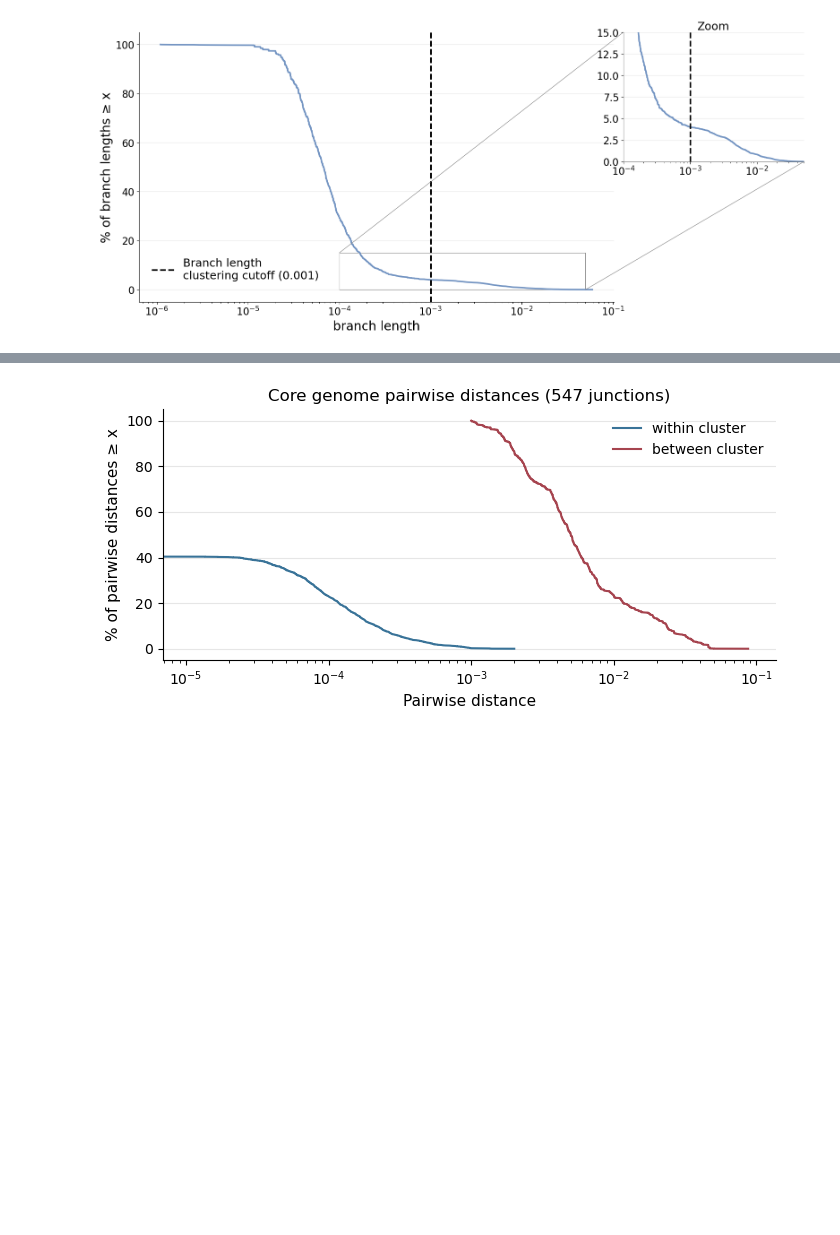
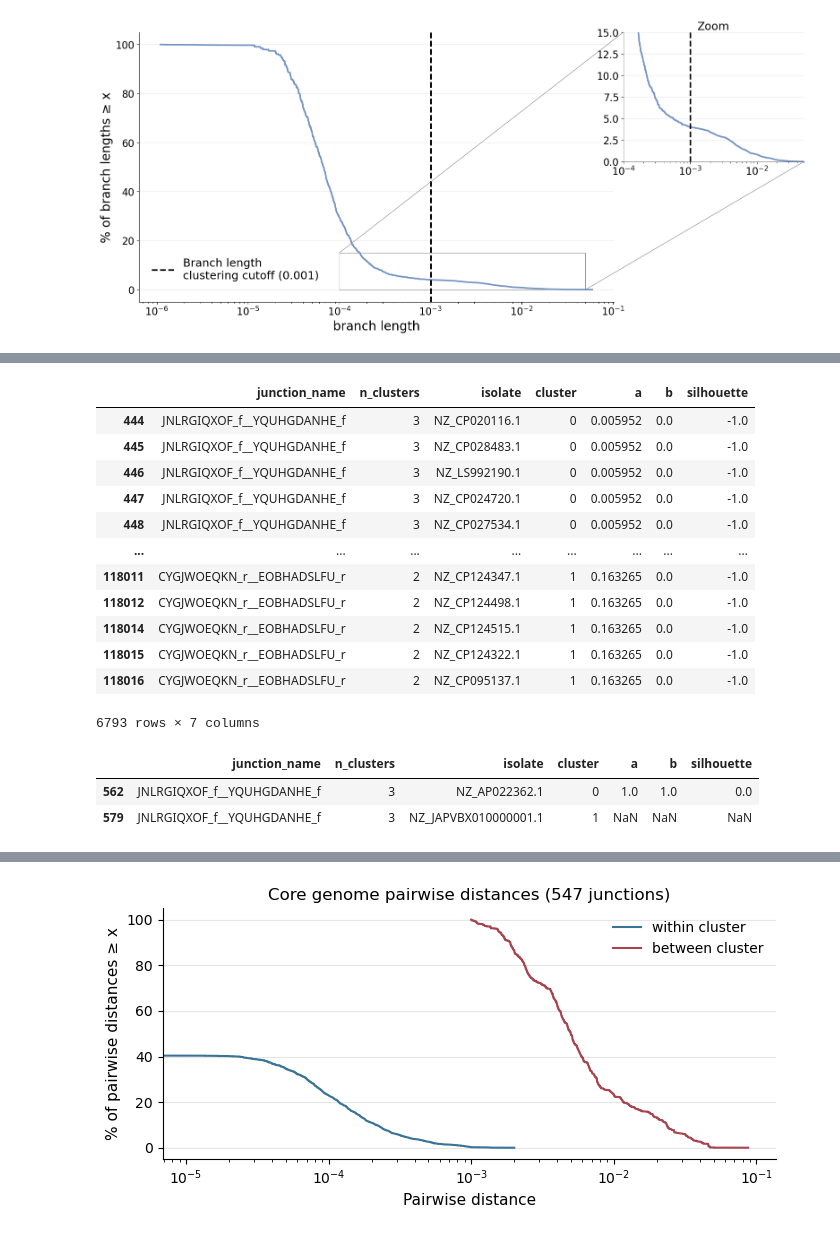
Before and after one commit to marie3003/junction_dataset, a Jupyter notebook: explore/compare_clustering_compatibility.ipynb, the cells around one changed output, grey strips where cells are left out. Saved outputs shown, nothing was run; the diff lists cells and outputs as text; code cells hidden in the pictures; blank space fills up the shorter version.

```diff
--- a/explore/compare_clustering_compatibility.ipynb
+++ b/explore/compare_clustering_compatibility.ipynb
@@ -328,0 +390,22 @@ for path in edge_paths:
+# %%
+wb_cluster_dist[wb_cluster_dist['silhouette'] == -1]
+# %% [output]
+|  | junction_name | n_clusters | isolate | cluster | a | b | silhouette |
+| 444 | JNLRGIQXOF_f__YQUHGDANHE_f | 3 | NZ_CP020116.1 | 0 | 0.005952 | 0.0 | -1.0 |
+| 445 | JNLRGIQXOF_f__YQUHGDANHE_f | 3 | NZ_CP028483.1 | 0 | 0.005952 | 0.0 | -1.0 |
+| 446 | JNLRGIQXOF_f__YQUHGDANHE_f | 3 | NZ_LS992190.1 | 0 | 0.005952 | 0.0 | -1.0 |
+| 447 | JNLRGIQXOF_f__YQUHGDANHE_f | 3 | NZ_CP024720.1 | 0 | 0.005952 | 0.0 | -1.0 |
+| 448 | JNLRGIQXOF_f__YQUHGDANHE_f | 3 | NZ_CP027534.1 | 0 | 0.005952 | 0.0 | -1.0 |
+| ... | ... | ... | ... | ... | ... | ... | ... |
+| 118011 | CYGJWOEQKN_r__EOBHADSLFU_r | 2 | NZ_CP124347.1 | 1 | 0.163265 | 0.0 | -1.0 |
+| 118012 | CYGJWOEQKN_r__EOBHADSLFU_r | 2 | NZ_CP124498.1 | 1 | 0.163265 | 0.0 | -1.0 |
+| 118014 | CYGJWOEQKN_r__EOBHADSLFU_r | 2 | NZ_CP124515.1 | 1 | 0.163265 | 0.0 | -1.0 |
+| 118015 | CYGJWOEQKN_r__EOBHADSLFU_r | 2 | NZ_CP124322.1 | 1 | 0.163265 | 0.0 | -1.0 |
+| 118016 | CYGJWOEQKN_r__EOBHADSLFU_r | 2 | NZ_CP095137.1 | 1 | 0.163265 | 0.0 | -1.0 |
+6793 rows × 7 columns
+# %%
+wb_cluster_dist[(wb_cluster_dist['junction_name'] == "JNLRGIQXOF_f__YQUHGDANHE_f") & (wb_cluster_dist['b']!= 0)]
+# %% [output]
+|  | junction_name | n_clusters | isolate | cluster | a | b | silhouette |
+| 562 | JNLRGIQXOF_f__YQUHGDANHE_f | 3 | NZ_AP022362.1 | 0 | 1.0 | 1.0 | 0.0 |
+| 579 | JNLRGIQXOF_f__YQUHGDANHE_f | 3 | NZ_JAPVBX010000001.1 | 1 | NaN | NaN | NaN |
```
Also changed, not shown: parts of 19 cells of this notebook, 9 other files.
